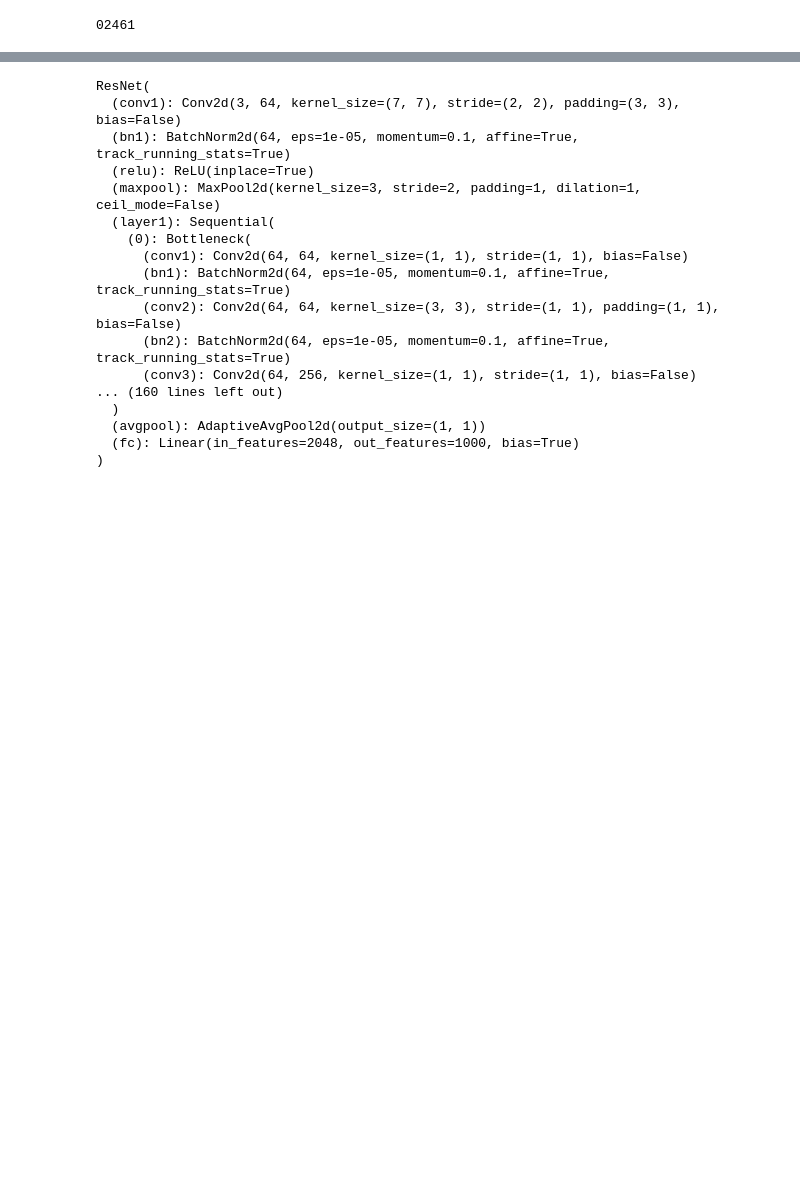
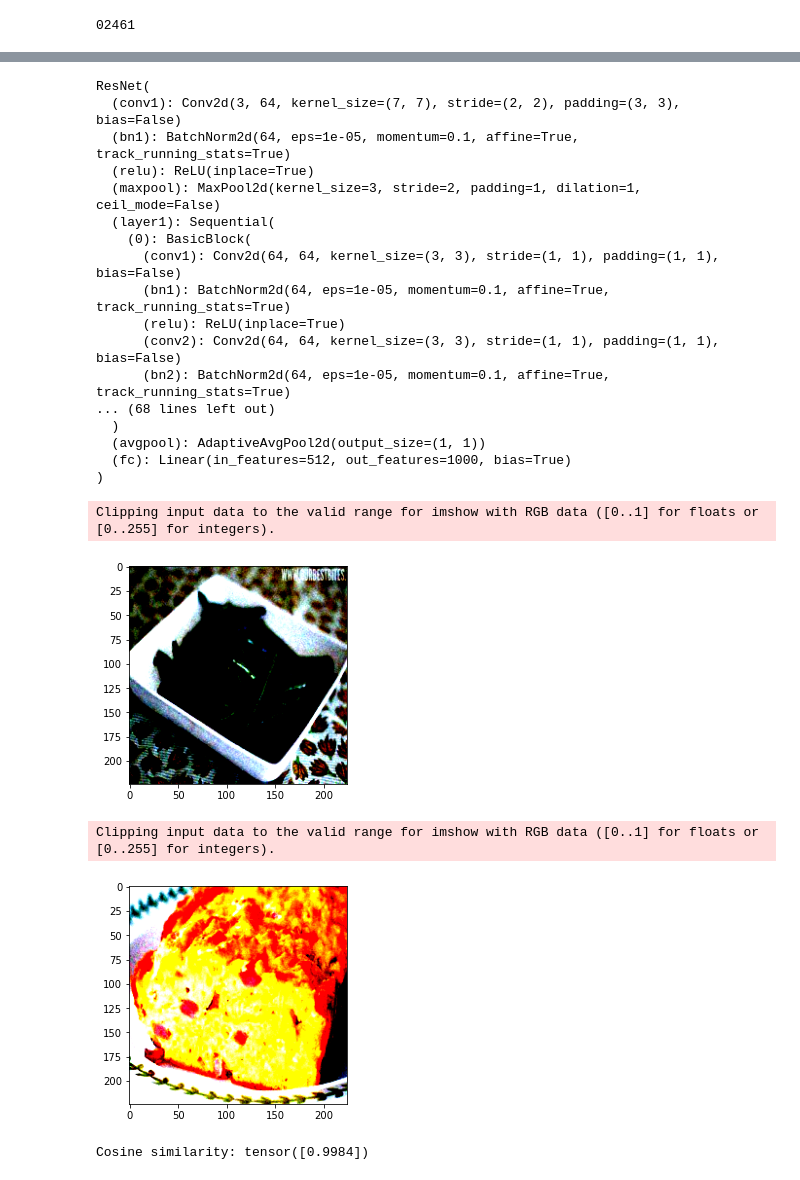
Before and after one commit to Catsgomeowmeow/IML-21, a Jupyter notebook: Task_4/Task4.ipynb, the cells around one changed output, grey strips where cells are left out. Saved outputs shown, nothing was run; the diff lists cells and outputs as text; code cells hidden in the pictures; blank space fills up the shorter version.

```diff
--- a/Task_4/Task4.ipynb
+++ b/Task_4/Task4.ipynb
@@ -93,8 +160,16 @@ Load_triplet(train_triplets[0][0],dataset)
 # %%
 device = torch.device("cuda" if torch.cuda.is_available()
                                   else "cpu")
-model = models.resnet50(pretrained=True)
-print(model)
+
+# class resnet18(nn.Module):
+#     def __init__(self):
+#         super(resnet18,self).__init__()
+#         self.features = nn.Sequential(*list(original_model.features.children()[:-3]))
+#     def forward(self,x):
+#         x=sef.features
+model = models.resnet18(pretrained=True)
+layer = model._modules.get('avgpool')
+model.eval()
 # %% [output]
 ResNet(
   (conv1): Conv2d(3, 64, kernel_size=(7, 7), stride=(2, 2), padding=(3, 3), bias=False)
@@ -102,14 +177,60 @@ ResNet(
   (relu): ReLU(inplace=True)
   (maxpool): MaxPool2d(kernel_size=3, stride=2, padding=1, dilation=1, ceil_mode=False)
   (layer1): Sequential(
-    (0): Bottleneck(
-      (conv1): Conv2d(64, 64, kernel_size=(1, 1), stride=(1, 1), bias=False)
+    (0): BasicBlock(
+      (conv1): Conv2d(64, 64, kernel_size=(3, 3), stride=(1, 1), padding=(1, 1), bias=False)
       (bn1): BatchNorm2d(64, eps=1e-05, momentum=0.1, affine=True, track_running_stats=True)
+      (relu): ReLU(inplace=True)
       (conv2): Conv2d(64, 64, kernel_size=(3, 3), stride=(1, 1), padding=(1, 1), bias=False)
       (bn2): BatchNorm2d(64, eps=1e-05, momentum=0.1, affine=True, track_running_stats=True)
-      (conv3): Conv2d(64, 256, kernel_size=(1, 1), stride=(1, 1), bias=False)
-... (160 lines left out)
+... (68 lines left out)
   )
   (avgpool): AdaptiveAvgPool2d(output_size=(1, 1))
-  (fc): Linear(in_features=2048, out_features=1000, bias=True)
+  (fc): Linear(in_features=512, out_features=1000, bias=True)
 )
+# %%
+import torch
+import torch.nn as nn
+import torchvision.models as models
+import torchvision.transforms as transforms
+from torch.autograd import Variable
+from PIL import Image
+model = models.resnet18(pretrained=True)
+layer = model._modules.get('avgpool')
+def get_vector(image_name):
+    # 1. Load the image with Pillow library
+
+    # 2. Create a PyTorch Variable with the transformed image
+    t_img = Variable(image_name.unsqueeze(0))
+    # 3. Create a vector of zeros that will hold our feature vector
+    #    The 'avgpool' layer has an output size of 512
+    my_embedding = torch.zeros(512)
+    # 4. Define a function that will copy the output of a layer
+    def copy_data(m, i, o):
+        my_embedding.copy_(o.data.reshape(o.data.size(1)))
+    # 5. Attach that function to our selected layer
+    h = layer.register_forward_hook(copy_data)
+    # 6. Run the model on our transformed image
+    model(t_img)
+    # 7. Detach our copy function from the layer
+    h.remove()
+    # 8. Return the feature vector
+    return my_embedding
+pic_one_vector = get_vector(images[0])
+pic_two_vector = get_vector(images[1])
+# %%
+# Using PyTorch Cosine Similarity
+plt.imshow(images[0].permute(1, 2, 0) )
+plt.show()
+plt.imshow(images[1].permute(1, 2, 0) )
+plt.show()
+cos = nn.CosineSimilarity(dim=1, eps=1e-6)
+cos_sim = cos(pic_one_vector.unsqueeze(0),
+              pic_two_vector.unsqueeze(0))
+print('\nCosine similarity: {0}\n'.format(cos_sim))
+# %% [output]
+Clipping input data to the valid range for imshow with RGB data ([0..1] for floats or [0..255] for integers).
+[figure, added]
+Clipping input data to the valid range for imshow with RGB data ([0..1] for floats or [0..255] for integers).
+[figure, added]
+Cosine similarity: tensor([0.9984])
```
Also changed, not shown: parts of 10 cells of this notebook, 4 other files.
